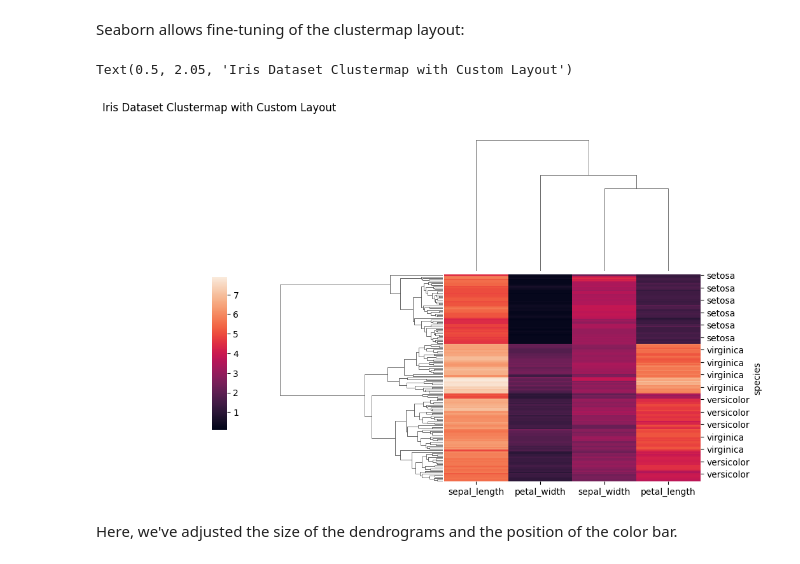
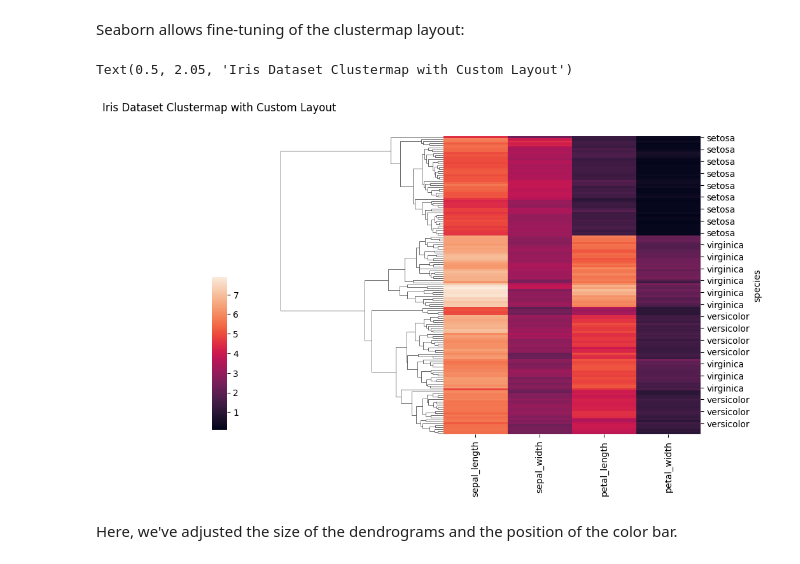
Before and after one commit to pytopia/Data-Visualization, a Jupyter notebook: Lectures/04 Plotting with Seaborn/07 Matrix Plots.ipynb, the cells around one changed output. Drawn from its saved outputs; the diff is of its cells as text; code cells hidden in the pictures.

```diff
--- a/Lectures/04 Plotting with Seaborn/07 Matrix Plots.ipynb
+++ b/Lectures/04 Plotting with Seaborn/07 Matrix Plots.ipynb
@@ -305,16 +305,16 @@ Seaborn allows fine-tuning of the clustermap layout:
 # %%
 sns.clustermap(
     iris_numeric,
     figsize=(8, 6),
     row_cluster=True,
-    col_cluster=True,
-    dendrogram_ratio=(0.4, 0.4),
+    col_cluster=False,
+    dendrogram_ratio=(0.4, 0),
     cbar_pos=(-0.1, 0.2, 0.03, 0.4),
 )
 plt.title("Iris Dataset Clustermap with Custom Layout", y=2.05)
 # %% [output]
 Text(0.5, 2.05, 'Iris Dataset Clustermap with Custom Layout')
-[figure, old version]
+[figure, new version]
 # %% [markdown]
 Here, we've adjusted the size of the dendrograms and the position of the color bar.
 # %% [markdown]
```
Also changed, not shown: 2 other files.
